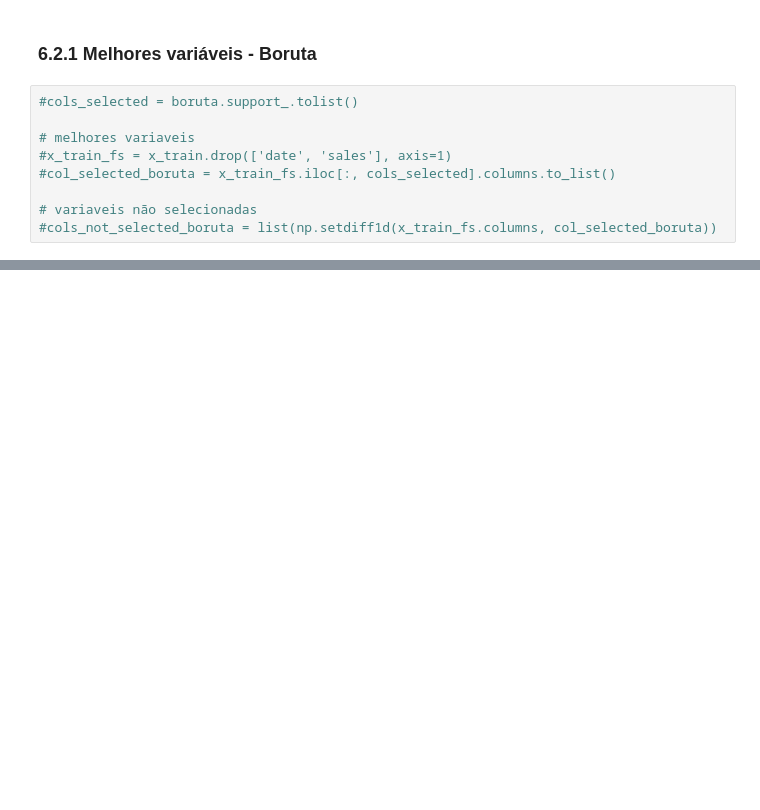
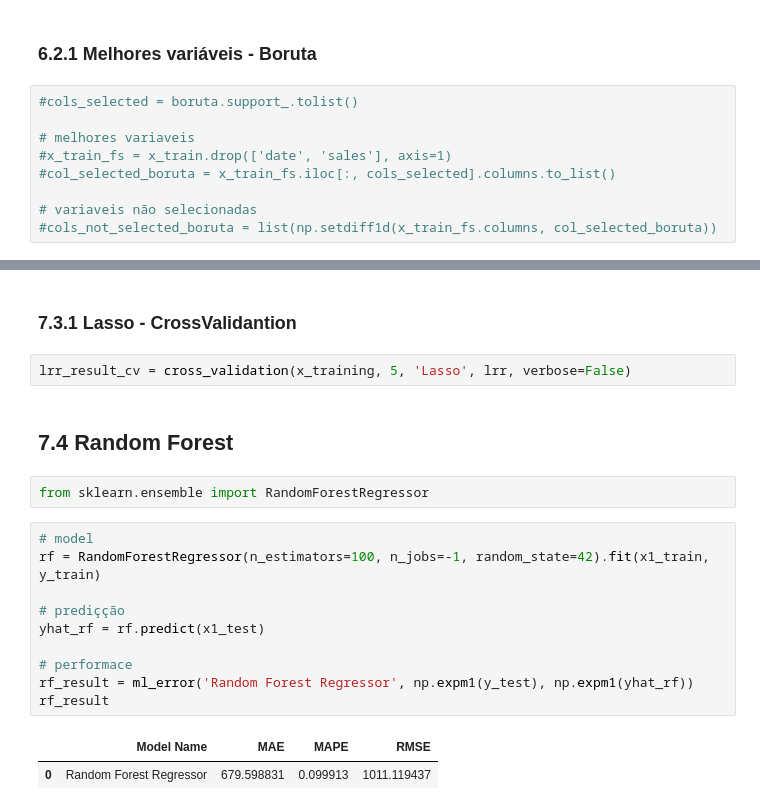
Before and after one commit to thaisagoveia/ds_producao, a Jupyter notebook: m007_v01_store_sales_prediction.ipynb, the cells around one changed output, grey strips where cells are left out. Saved outputs shown, nothing was run; the diff lists cells and outputs as text; blank space fills up the shorter version.

```diff
--- a/m007_v01_store_sales_prediction.ipynb
+++ b/m007_v01_store_sales_prediction.ipynb
@@ -1131,0 +1189,21 @@ lrr_result
+# %% [markdown]
+### 7.3.1 Lasso - CrossValidantion
+# %%
+lrr_result_cv = cross_validation(x_training, 5, 'Lasso', lrr, verbose=False)
+# %% [markdown]
+## 7.4 Random Forest
+# %%
+from sklearn.ensemble import RandomForestRegressor
+# %%
+# model
+rf = RandomForestRegressor(n_estimators=100, n_jobs=-1, random_state=42).fit(x1_train, y_train)
+
+# prediçção
+yhat_rf = rf.predict(x1_test)
+
+# performace
+rf_result = ml_error('Random Forest Regressor', np.expm1(y_test), np.expm1(yhat_rf))
+rf_result
+# %% [output]
+|  | Model Name | MAE | MAPE | RMSE |
+| 0 | Random Forest Regressor | 679.598831 | 0.099913 | 1011.119437 |
```
Also changed, not shown: parts of 35 cells of this notebook.
